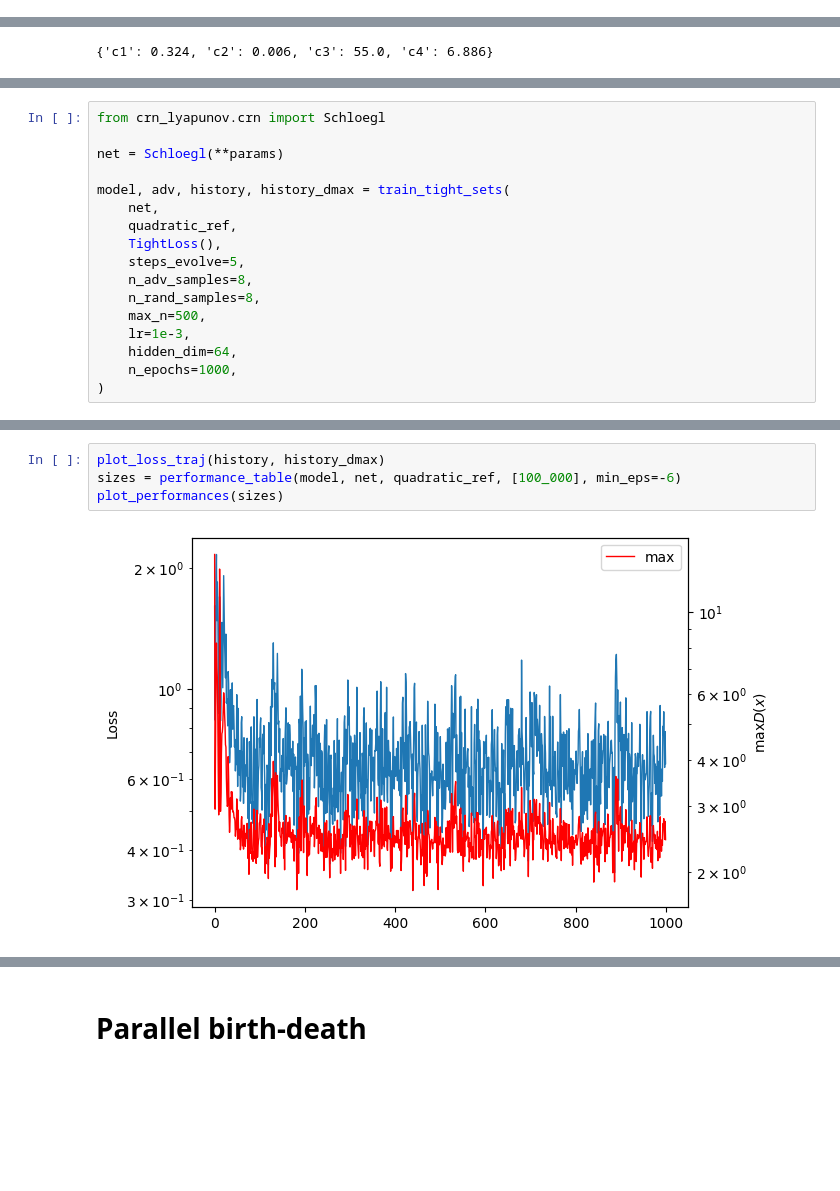
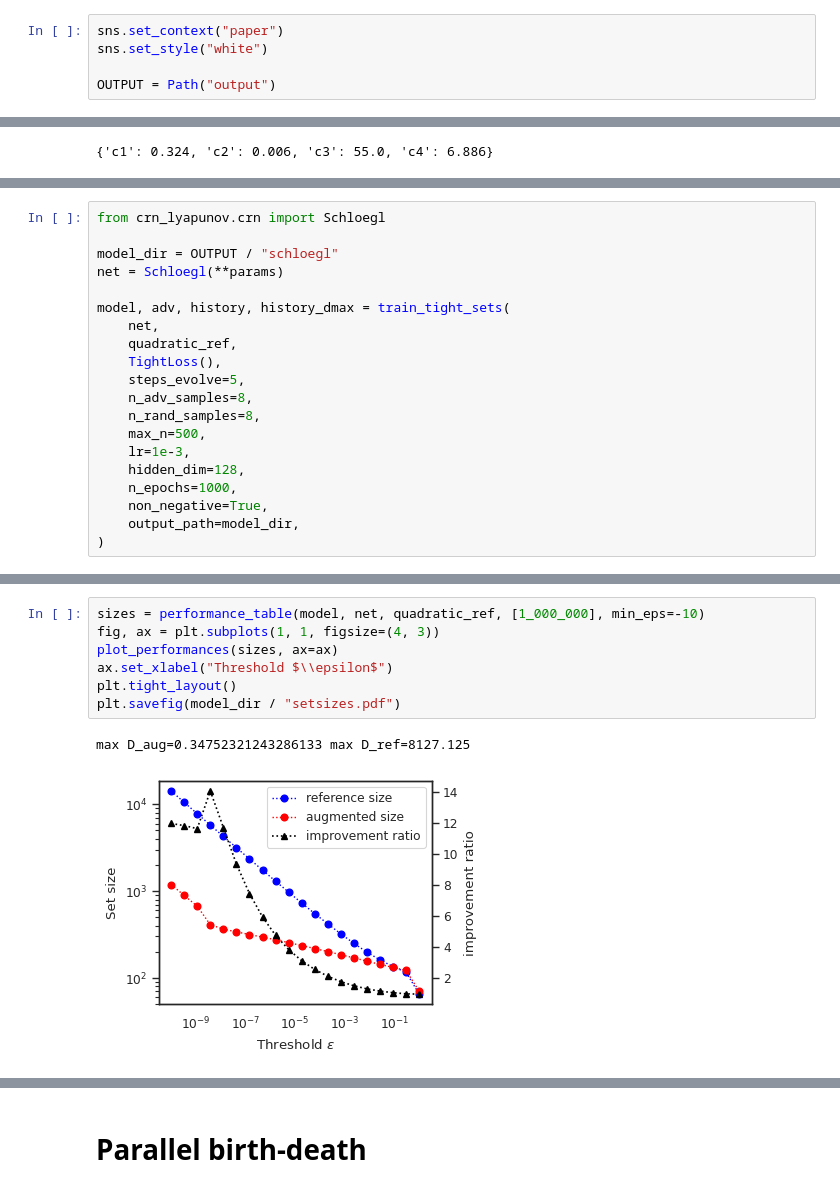
Before and after one commit to mbackenkoehler/crn_lyapunov, a Jupyter notebook: Adversarial.ipynb, the cells around one changed output, grey strips where cells are left out. Drawn from its saved outputs; the diff is of its cells as text; blank space fills up the shorter version.

```diff
--- a/Adversarial.ipynb
+++ b/Adversarial.ipynb
@@ -76,3 +33,8 @@ def plot_performances(sizes: pd.DataFrame):
+# %%
+sns.set_context("paper")
+sns.set_style("white")
+
+OUTPUT = Path("output")
 # %% [markdown]
 # Birth-death
 # %%
@@ -250,6 +237,7 @@ Text(0.5, 1.0, 'Potential Wells (Minima = Modes)')
 # %%
 from crn_lyapunov.crn import Schloegl
 
+model_dir = OUTPUT / "schloegl"
 net = Schloegl(**params)
 
 model, adv, history, history_dmax = train_tight_sets(
@@ -261,6 +249,8 @@ model, adv, history, history_dmax = train_tight_sets(
     n_rand_samples=8,
     max_n=500,
     lr=1e-3,
-    hidden_dim=64,
+    hidden_dim=128,
     n_epochs=1000,
+    non_negative=True,
+    output_path=model_dir,
 )
@@ -267,6 +264,10 @@ model, adv, history, history_dmax = train_tight_sets(
 # %%
-plot_loss_traj(history, history_dmax)
-sizes = performance_table(model, net, quadratic_ref, [100_000], min_eps=-6)
-plot_performances(sizes)
+sizes = performance_table(model, net, quadratic_ref, [1_000_000], min_eps=-10)
+fig, ax = plt.subplots(1, 1, figsize=(4, 3))
+plot_performances(sizes, ax=ax)
+ax.set_xlabel("Threshold $\\epsilon$")
+plt.tight_layout()
+plt.savefig(model_dir / "setsizes.pdf")
 # %% [output]
+max D_aug=0.34752321243286133 max D_ref=8127.125
-[figure, old version]
+[figure, new version]
```
Also changed, not shown: parts of 62 cells of this notebook, 1 other file.
